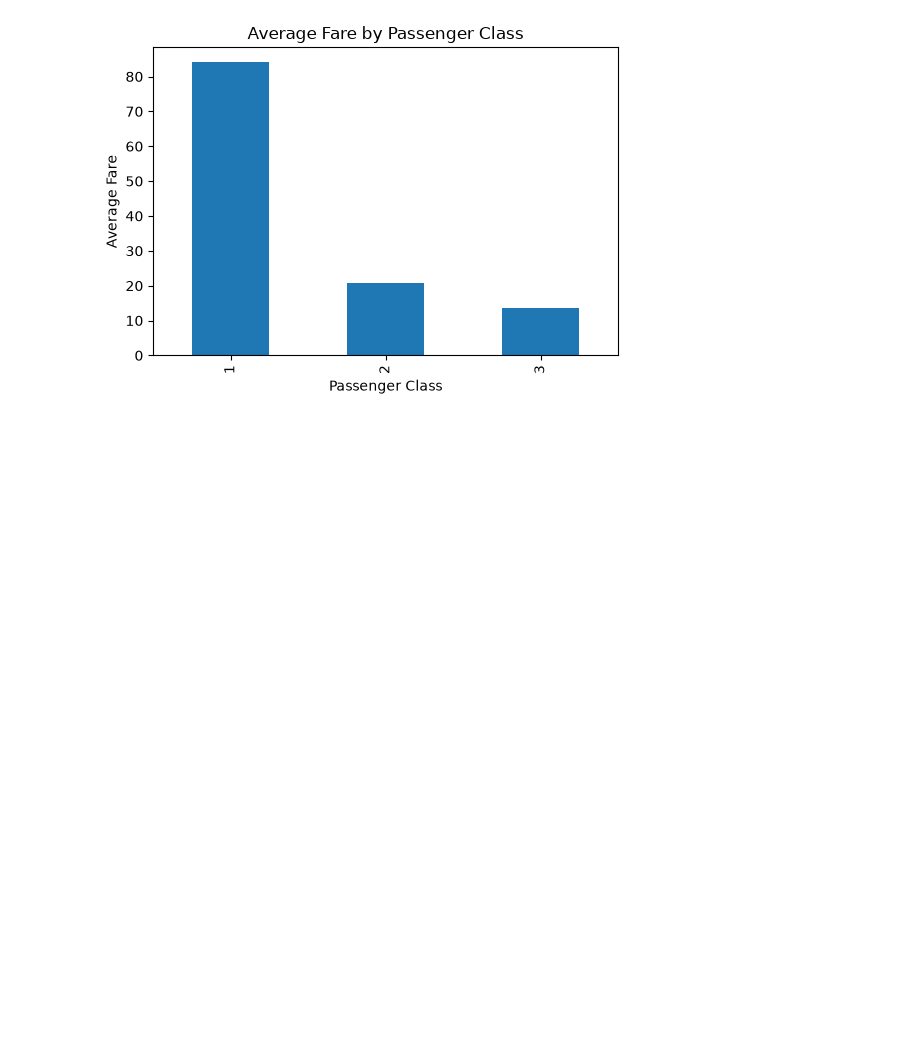
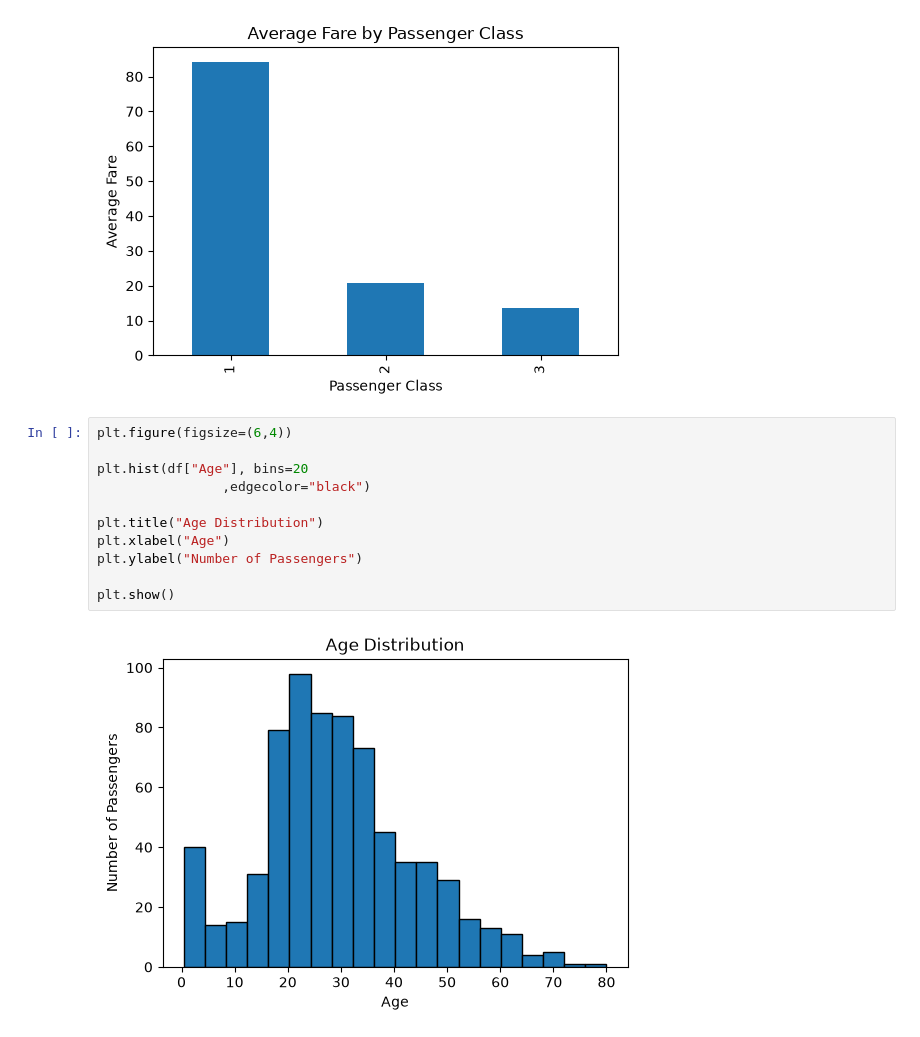
Before and after one commit to ghayda577/AI-ML-Training, a Jupyter notebook: Week1-Mini-Project/Matplotlib.ipynb, the cells around one changed output. Saved outputs shown, nothing was run; the diff lists cells and outputs as text; blank space fills up the shorter version.

Commit message:
Add histogram and update notebook

```diff
--- a/Week1-Mini-Project/Matplotlib.ipynb
+++ b/Week1-Mini-Project/Matplotlib.ipynb
@@ -134,3 +134,16 @@ plt.ylabel("Average Fare")
 plt.show()
 # %% [output]
 [figure]
+# %%
+plt.figure(figsize=(6,4))
+
+plt.hist(df["Age"], bins=20
+                ,edgecolor="black")
+
+plt.title("Age Distribution")
+plt.xlabel("Age")
+plt.ylabel("Number of Passengers")
+
+plt.show()
+# %% [output]
+[figure, added]
```
